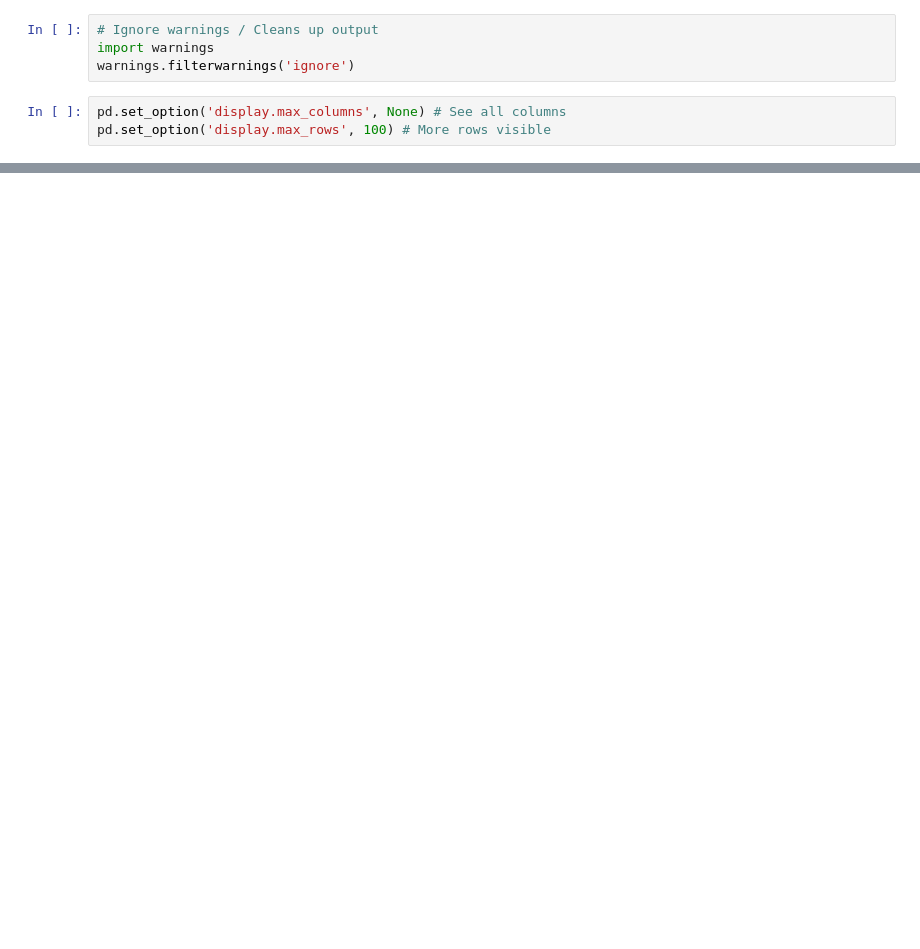
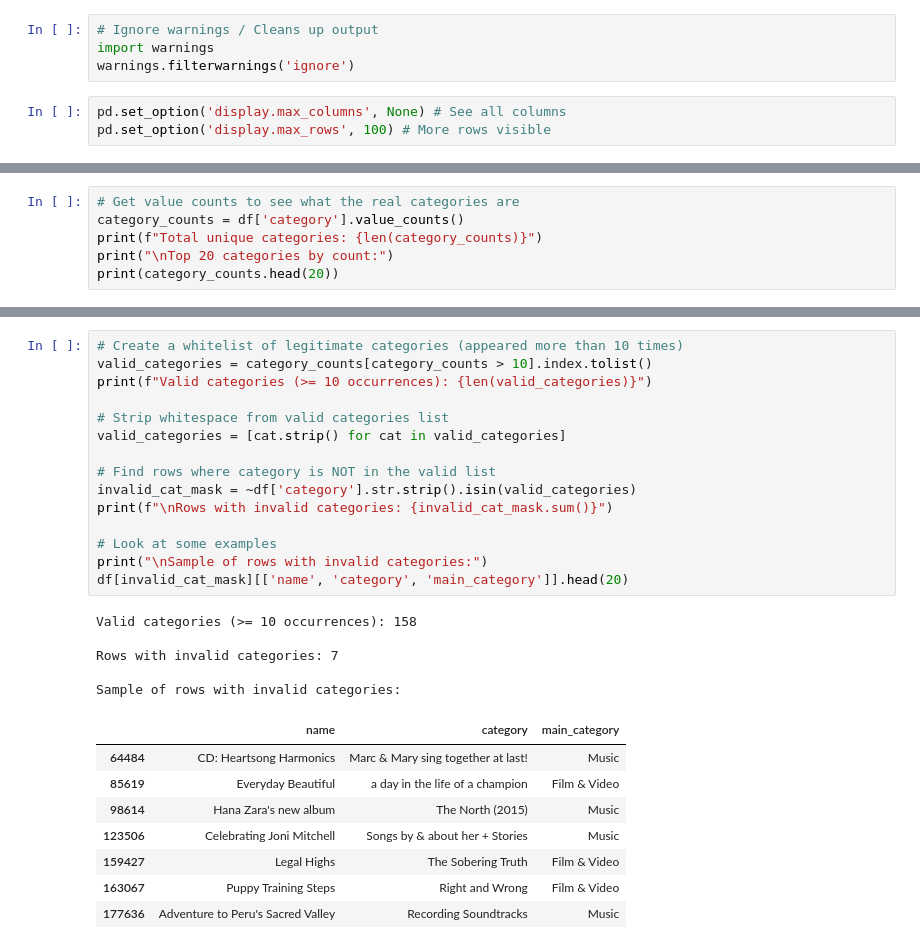
Before and after one commit to jlynne2004/kickstarter-predictive-modeling, a Jupyter notebook: notebooks/data-cleanup-script.ipynb, the cells around one changed output, grey strips where cells are left out. Cells and saved outputs as stored; diff of their text form; blank space fills up the shorter version.

Commit message:
Updated data-cleanup-script to include all steps, including Markdowns, to clean the dataset.

```diff
--- a/notebooks/data-cleanup-script.ipynb
+++ b/notebooks/data-cleanup-script.ipynb
@@ -304,0 +508,6 @@ df[mask][['name', 'category', 'main_category']].head(10)
+# %%
+# Get value counts to see what the real categories are
+category_counts = df['category'].value_counts()
+print(f"Total unique categories: {len(category_counts)}")
+print("\nTop 20 categories by count:")
+print(category_counts.head(20))
@@ -304,0 +559,29 @@ df[mask][['name', 'category', 'main_category']].head(10)
+# %%
+# Create a whitelist of legitimate categories (appeared more than 10 times)
+valid_categories = category_counts[category_counts > 10].index.tolist()
+print(f"Valid categories (>= 10 occurrences): {len(valid_categories)}")
+
+# Strip whitespace from valid categories list
+valid_categories = [cat.strip() for cat in valid_categories]
+
+# Find rows where category is NOT in the valid list
+invalid_cat_mask = ~df['category'].str.strip().isin(valid_categories)
+print(f"\nRows with invalid categories: {invalid_cat_mask.sum()}")
+
+# Look at some examples
+print("\nSample of rows with invalid categories:")
+df[invalid_cat_mask][['name', 'category', 'main_category']].head(20)
+# %% [output]
+Valid categories (>= 10 occurrences): 158
+
+Rows with invalid categories: 7
+
+Sample of rows with invalid categories:
+|  | name | category | main_category |
+| 64484 | CD: Heartsong Harmonics | Marc & Mary sing together at last! | Music |
+| 85619 | Everyday Beautiful | a day in the life of a champion | Film & Video |
+| 98614 | Hana Zara's new album | The North (2015) | Music |
+| 123506 | Celebrating Joni Mitchell | Songs by & about her + Stories | Music |
+| 159427 | Legal Highs | The Sobering Truth | Film & Video |
+| 163067 | Puppy Training Steps | Right and Wrong | Film & Video |
+| 177636 | Adventure to Peru's Sacred Valley | Recording Soundtracks | Music |
```
Also changed, not shown: parts of 47 cells of this notebook, 1 other file.
